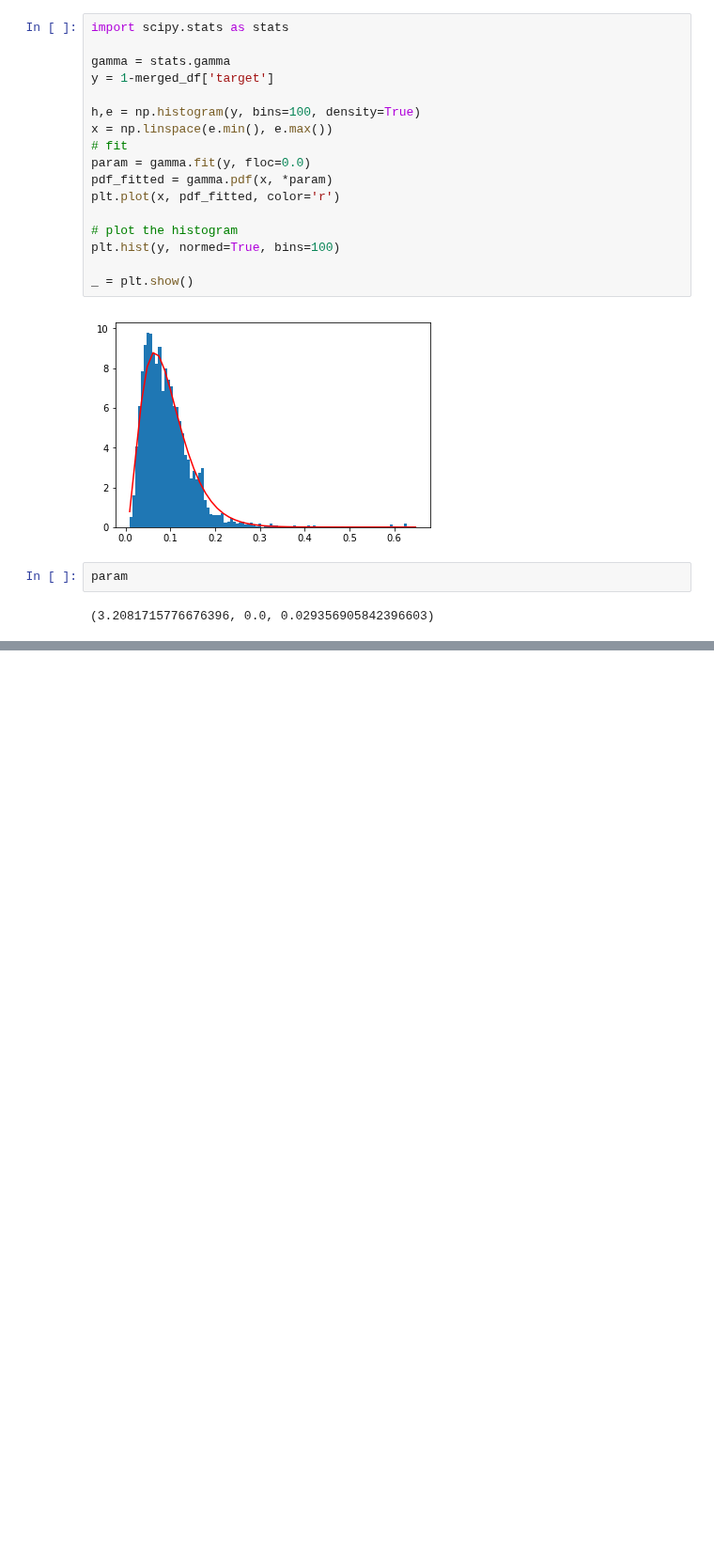
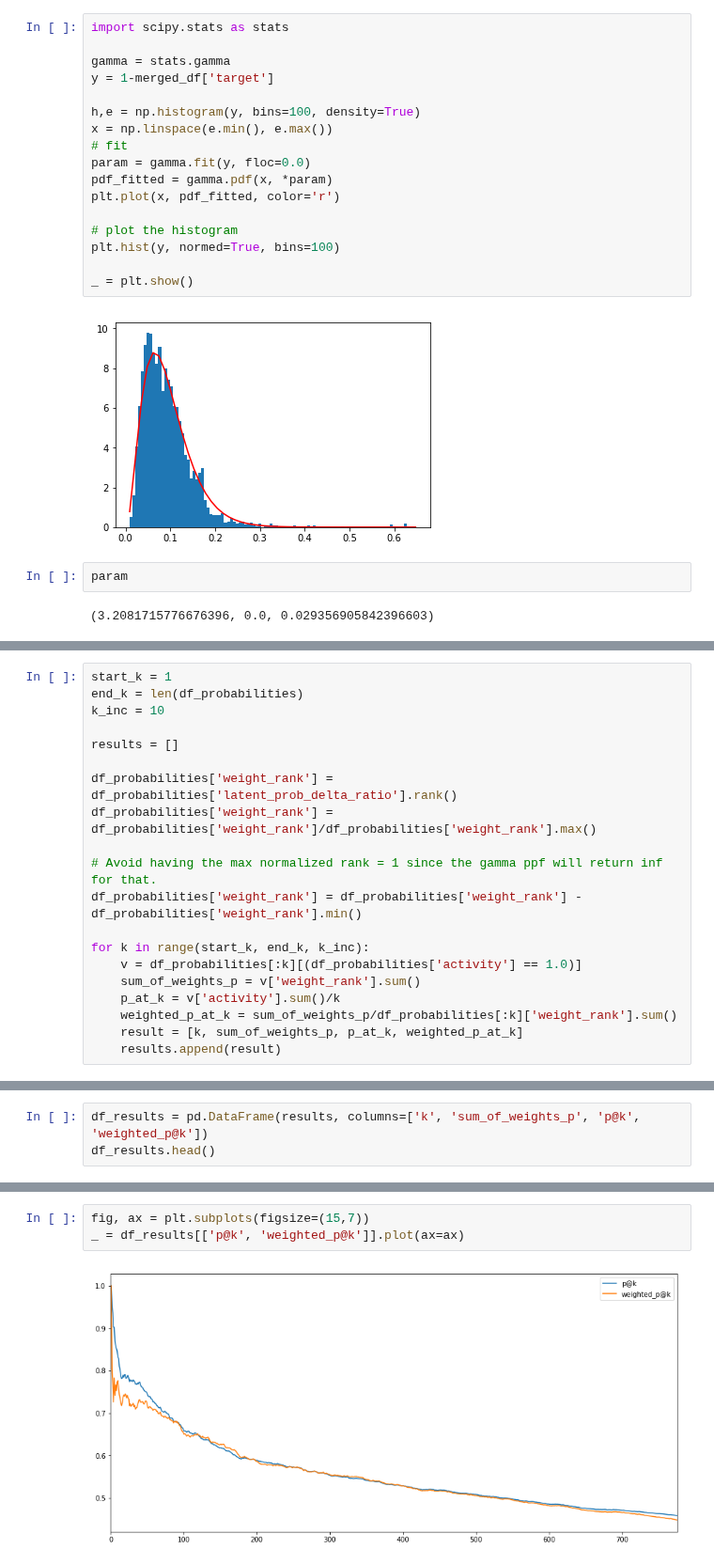
Before and after one commit to BrianDavisMath/FDA-COVID19, a Jupyter notebook: notebooks/p@k plots.ipynb, the cells around one changed output, grey strips where cells are left out. Shown at 94% size. Saved outputs shown, nothing was run; the diff lists cells and outputs as text; blank space fills up the shorter version.

```diff
--- a/notebooks/p@k plots.ipynb
+++ b/notebooks/p@k plots.ipynb
@@ -184,0 +233,20 @@ param
+# %%
+start_k = 1
+end_k = len(df_probabilities)
+k_inc = 10
+
+results = []
+
+df_probabilities['weight_rank'] = df_probabilities['latent_prob_delta_ratio'].rank()
+df_probabilities['weight_rank'] = df_probabilities['weight_rank']/df_probabilities['weight_rank'].max()
+
+# Avoid having the max normalized rank = 1 since the gamma ppf will return inf for that.
+df_probabilities['weight_rank'] = df_probabilities['weight_rank'] - df_probabilities['weight_rank'].min()
+
+for k in range(start_k, end_k, k_inc):
+    v = df_probabilities[:k][(df_probabilities['activity'] == 1.0)]
+    sum_of_weights_p = v['weight_rank'].sum()
+    p_at_k = v['activity'].sum()/k
+    weighted_p_at_k = sum_of_weights_p/df_probabilities[:k]['weight_rank'].sum()
+    result = [k, sum_of_weights_p, p_at_k, weighted_p_at_k]
+    results.append(result)
@@ -184,0 +266,3 @@ param
+# %%
+df_results = pd.DataFrame(results, columns=['k', 'sum_of_weights_p', 'p@k', 'weighted_p@k'])
+df_results.head()
@@ -184,0 +276,5 @@ param
+# %%
+fig, ax = plt.subplots(figsize=(15,7))
+_ = df_results[['p@k', 'weighted_p@k']].plot(ax=ax)
+# %% [output]
+[figure, added]
```
Also changed, not shown: parts of 13 cells of this notebook, 2 other files.
